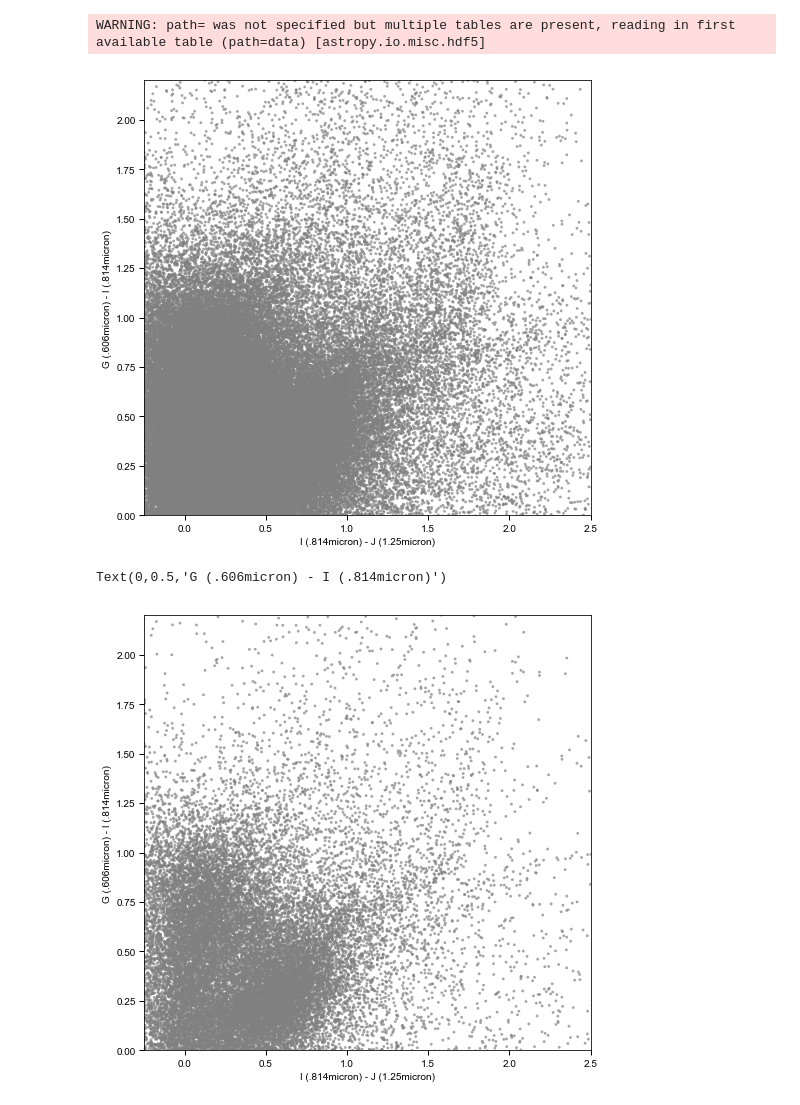
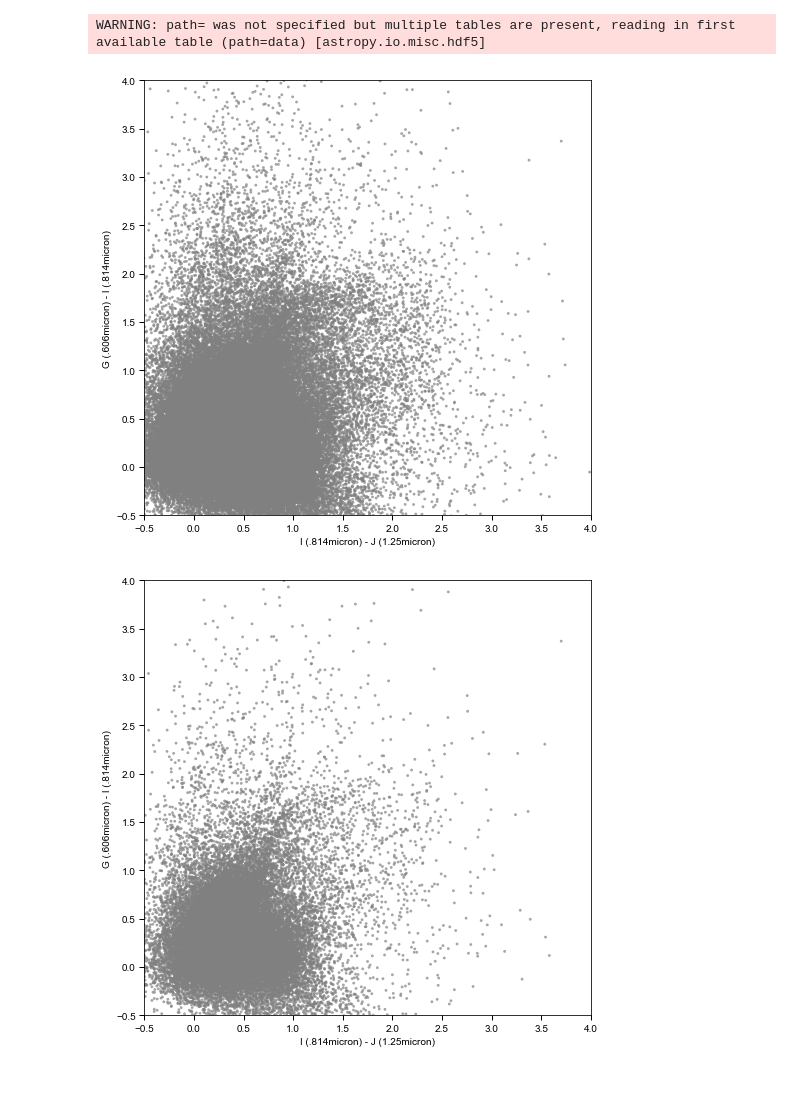
Before and after one commit to jztuan/SIP18, a Jupyter notebook: color_color_diagram_606_814_125.ipynb, the cells around one changed output. Cells and saved outputs as stored; diff of their text form; code cells hidden in the pictures.

```diff
--- a/color_color_diagram_606_814_125.ipynb
+++ b/color_color_diagram_606_814_125.ipynb
@@ -126,23 +126,23 @@ mass = np.concatenate([mstar_gds,mstar_egs])
 redshift = np.concatenate([z_gds,z_egs])
 # %%
 fig=plt.figure(figsize=(8,8))
-plt.scatter(f606_f814,f814_f125,c='gray',edgecolors='none',s=8,alpha=0.7)
-plt.xlim(-0.25,2.5)
-plt.ylim(0,2.2)
+plt.scatter(f814_f125,f606_f814,c='gray',edgecolors='none',s=8,alpha=0.7)
+plt.xlim(-0.5,4)
+plt.ylim(-0.5,4)
 plt.xlabel('I (.814micron) - J (1.25micron)')
 plt.ylabel('G (.606micron) - I (.814micron)')
-plt.savefig('/Users/Andy/Desktop/test1.pdf')
+plt.savefig('/Users/Andy/Desktop/GIJ_full_all.pdf')
 # %% [output]
-[figure, old version]
+[figure, new version]
 # %%
 fig=plt.figure(figsize=(8,8))
-plt.scatter(f606_f814_gds,f814_f125_gds,c='gray',edgecolors='none',s=8,alpha=0.7)
-plt.xlim(-0.25,2.5)
-plt.ylim(0,2.2)
+plt.scatter(f814_f125_gds,f606_f814_gds,c='gray',edgecolors='none',s=8,alpha=0.7)
+plt.xlim(-0.5,4)
+plt.ylim(-0.5,4)
 plt.xlabel('I (.814micron) - J (1.25micron)')
 plt.ylabel('G (.606micron) - I (.814micron)')
+plt.savefig('/Users/Andy/Desktop/GIJ_full_gds.pdf')
 # %% [output]
-Text(0,0.5,'G (.606micron) - I (.814micron)')
-[figure, old version]
+[figure, new version]
 # %%
 fig=plt.figure(figsize=(8,8))
```
Also changed, not shown: parts of 3 cells of this notebook, 8 other files.
